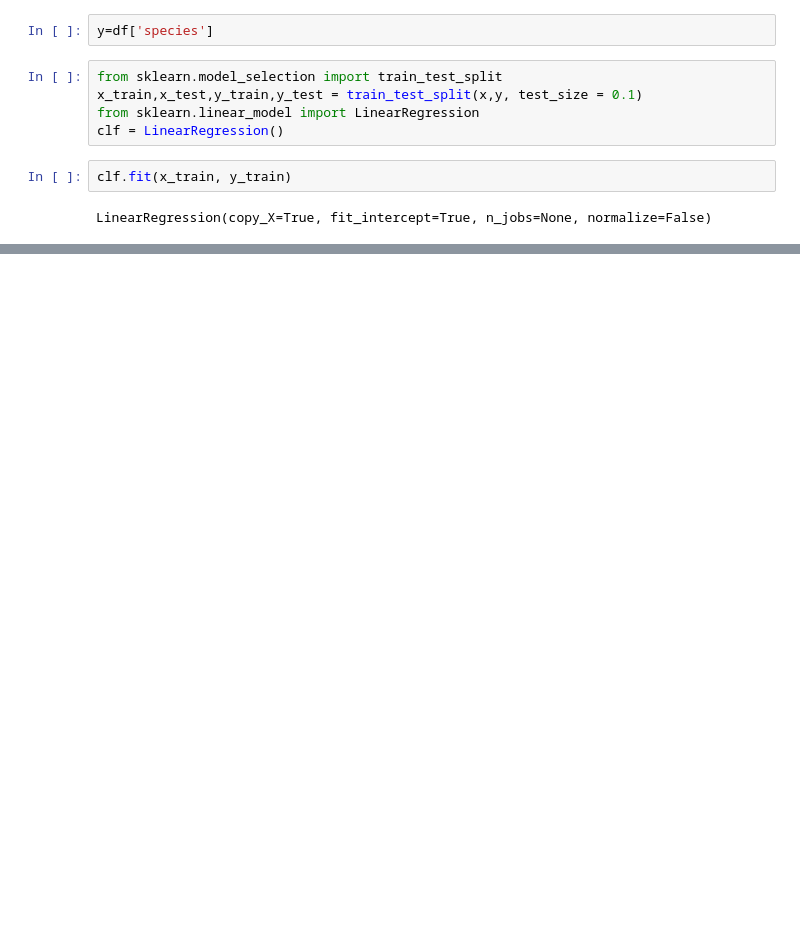
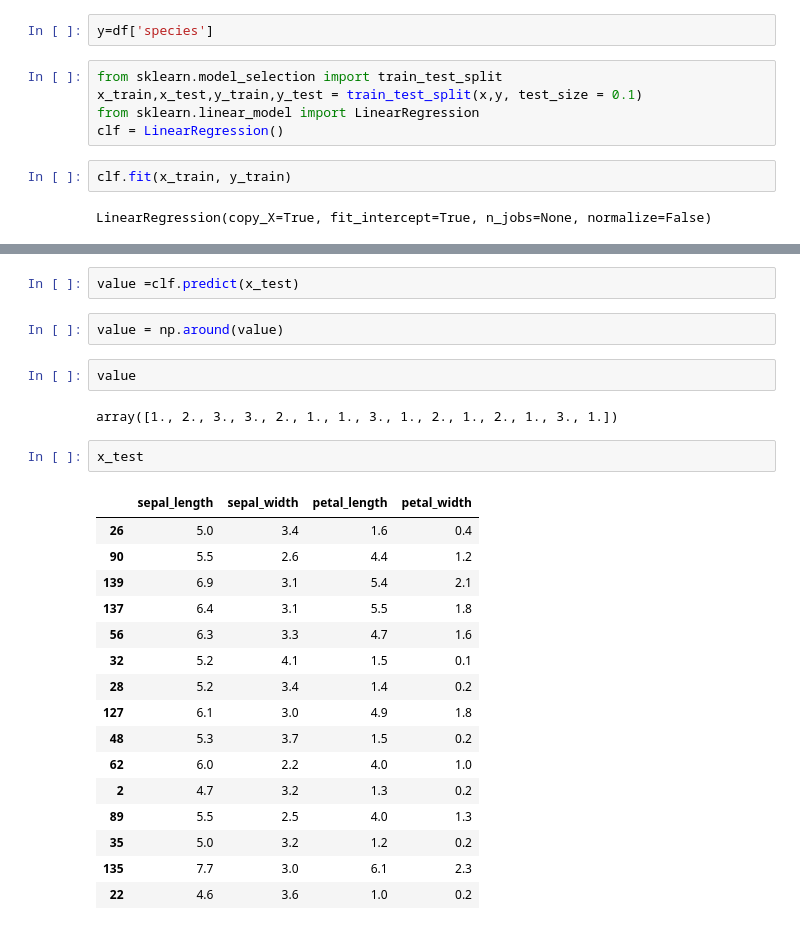
Before and after one commit to Nirvik663/iris-data-set, a Jupyter notebook: iris.ipynb, the cells around one changed output, grey strips where cells are left out. Cells and saved outputs as stored; diff of their text form; blank space fills up the shorter version.

```diff
--- a/iris.ipynb
+++ b/iris.ipynb
@@ -301,0 +302,27 @@ clf.score(x_test,y_test)
+# %%
+value =clf.predict(x_test)
+# %%
+value = np.around(value)
+# %%
+value
+# %% [output]
+array([1., 2., 3., 3., 2., 1., 1., 3., 1., 2., 1., 2., 1., 3., 1.])
+# %%
+x_test
+# %% [output]
+|  | sepal_length | sepal_width | petal_length | petal_width |
+| 26 | 5.0 | 3.4 | 1.6 | 0.4 |
+| 90 | 5.5 | 2.6 | 4.4 | 1.2 |
+| 139 | 6.9 | 3.1 | 5.4 | 2.1 |
+| 137 | 6.4 | 3.1 | 5.5 | 1.8 |
+| 56 | 6.3 | 3.3 | 4.7 | 1.6 |
+| 32 | 5.2 | 4.1 | 1.5 | 0.1 |
+| 28 | 5.2 | 3.4 | 1.4 | 0.2 |
+| 127 | 6.1 | 3.0 | 4.9 | 1.8 |
+| 48 | 5.3 | 3.7 | 1.5 | 0.2 |
+| 62 | 6.0 | 2.2 | 4.0 | 1.0 |
+| 2 | 4.7 | 3.2 | 1.3 | 0.2 |
+| 89 | 5.5 | 2.5 | 4.0 | 1.3 |
+| 35 | 5.0 | 3.2 | 1.2 | 0.2 |
+| 135 | 7.7 | 3.0 | 6.1 | 2.3 |
+| 22 | 4.6 | 3.6 | 1.0 | 0.2 |
```
Also changed, not shown: parts of 8 cells of this notebook.
